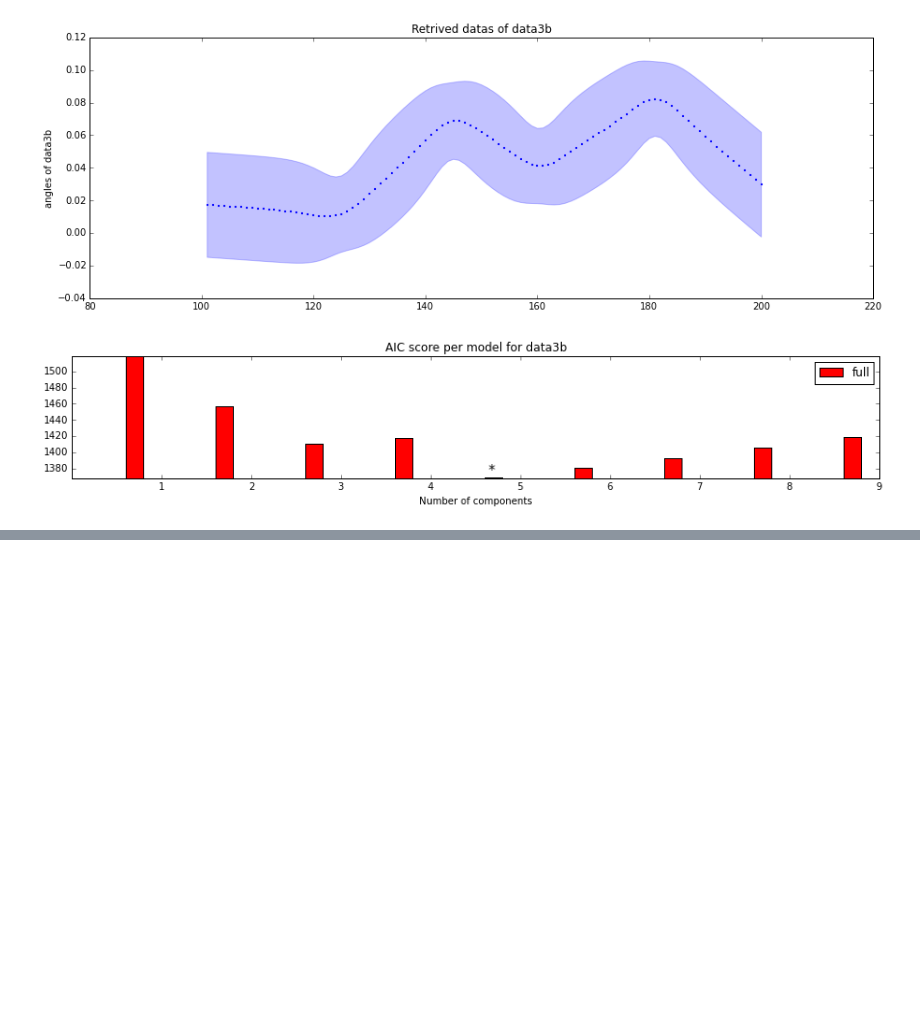
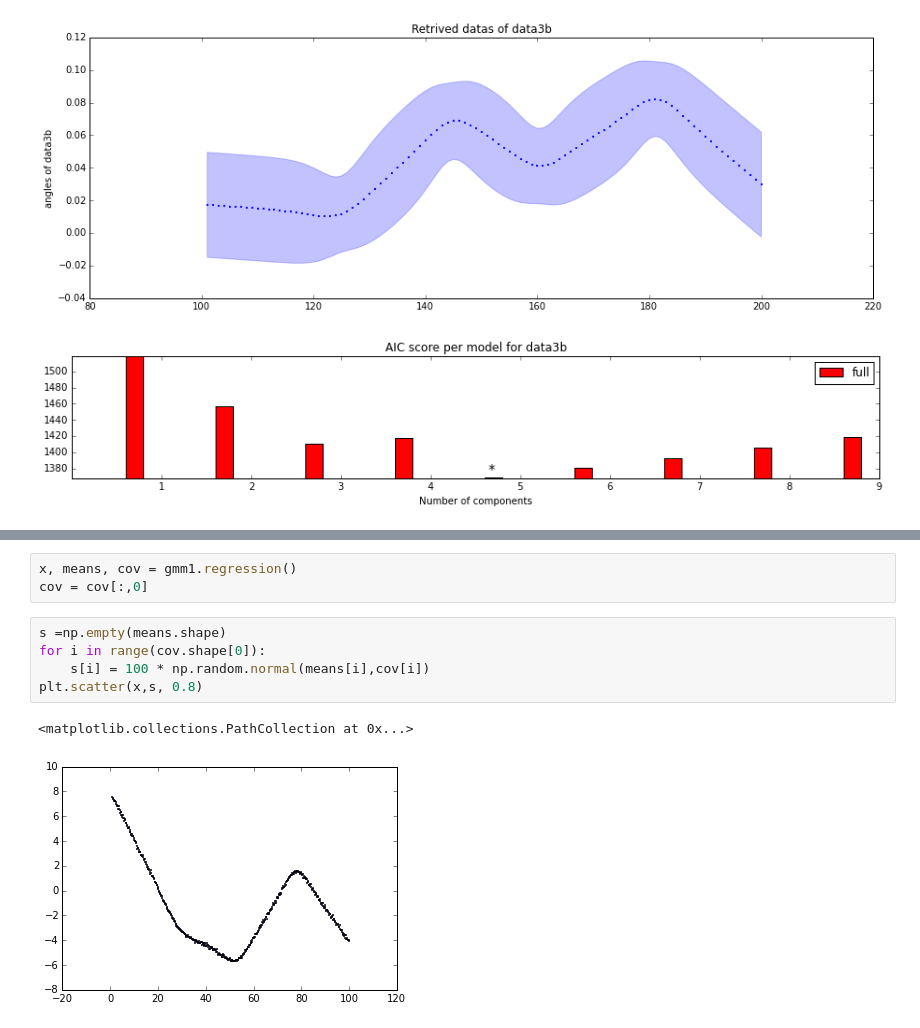
Before and after one commit to show0k/gmm-lbd, a Jupyter notebook: notebooks/calinon_tests.ipynb, the cells around one changed output, grey strips where cells are left out. Cells and saved outputs as stored; diff of their text form; blank space fills up the shorter version.

```diff
--- a/notebooks/calinon_tests.ipynb
+++ b/notebooks/calinon_tests.ipynb
@@ -116,0 +131,11 @@ manager.plot_bics('data3b')
+# %%
+x, means, cov = gmm1.regression()
+cov = cov[:,0]
+# %%
+s =np.empty(means.shape)
+for i in range(cov.shape[0]):
+    s[i] = 100 * np.random.normal(means[i],cov[i])
+plt.scatter(x,s, 0.8)
+# %% [output]
+<matplotlib.collections.PathCollection at 0x...>
+[figure, added]
```
Also changed, not shown: parts of 2 cells of this notebook, 1 other file.
